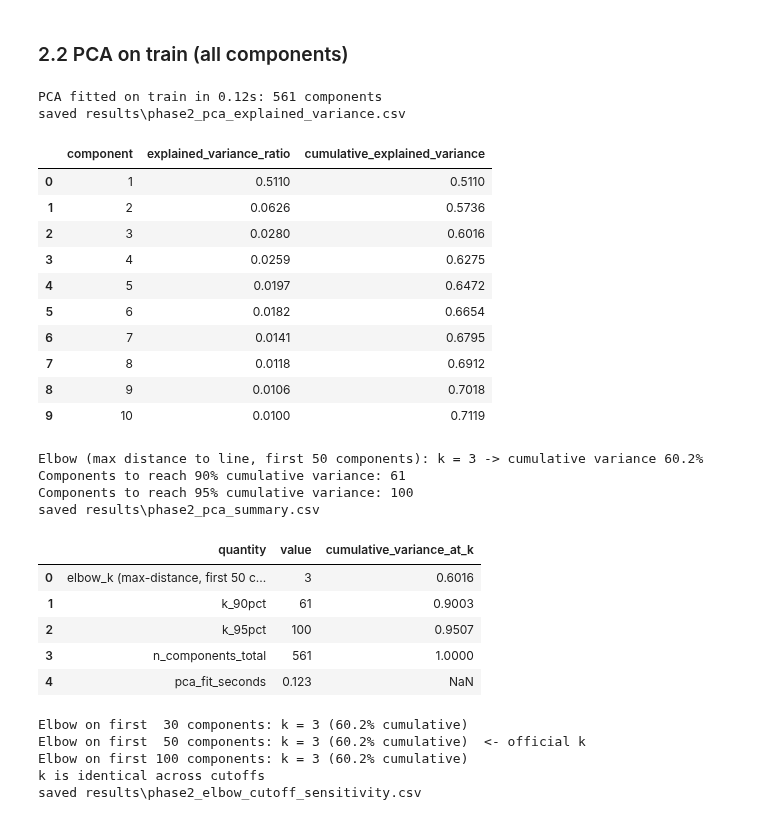
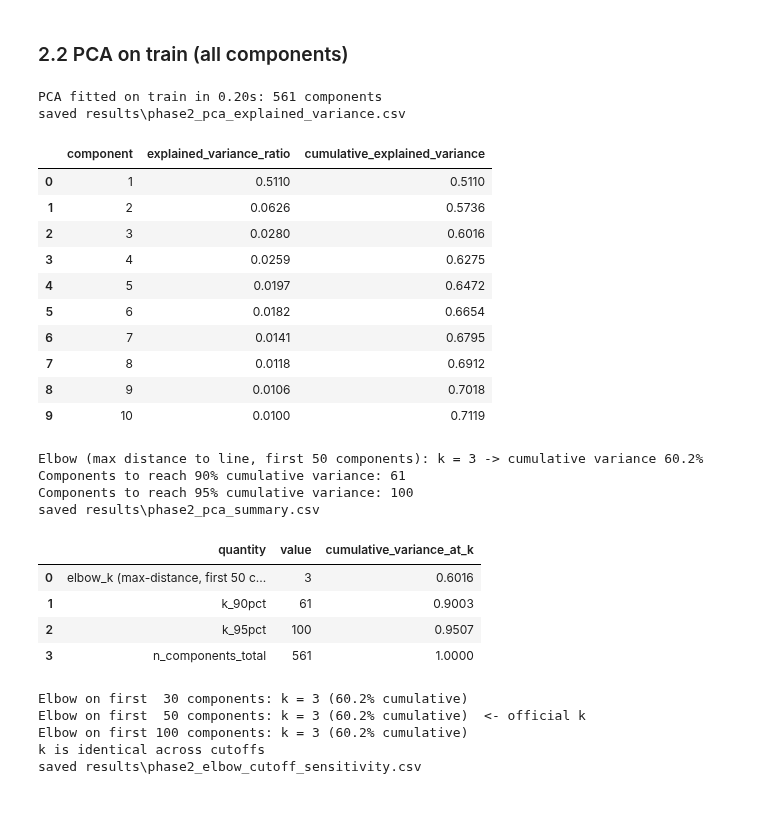
Before and after one commit to LUCIFER5671/har-feature-reduction, a Jupyter notebook: har_feature_reduction.ipynb, the cells around one changed output. Saved outputs shown, nothing was run; the diff lists cells and outputs as text; code cells hidden in the pictures.

```diff
--- a/har_feature_reduction.ipynb
+++ b/har_feature_reduction.ipynb
@@ -304,6 +313,7 @@ from sklearn.decomposition import PCA
 t0 = time.perf_counter()
 pca = PCA(n_components=None, random_state=RANDOM_STATE).fit(X_tr)
 pca_fit_seconds = time.perf_counter() - t0
+record_timing("phase2", "pca_fit_all_components", pca_fit_seconds)
 
 evr = pca.explained_variance_ratio_
 cum_evr = np.cumsum(evr)
@@ -317,7 +327,7 @@ pca_variance = pd.DataFrame({
 save_table(pca_variance, "phase2_pca_explained_variance", index=False)
 display(pca_variance.head(10).round(4))
 # %% [output]
-PCA fitted on train in 0.12s: 561 components
+PCA fitted on train in 0.20s: 561 components
 saved results\phase2_pca_explained_variance.csv
 |  | component | explained_variance_ratio | cumulative_explained_variance |
 | 0 | 1 | 0.5110 | 0.5110 |
@@ -341,38 +351,36 @@ def elbow_max_distance(y):
     yn = (y - y.min()) / (y.max() - y.min())
     p1, p2 = np.array([xn[0], yn[0]]), np.array([xn[-1], yn[-1]])
     dist = np.abs((p2[0] - p1[0]) * (p1[1] - yn) - (p1[0] - xn) * (p2[1] - p1[1])) / np.linalg.norm(p2 - p1)
     return int(x[np.argmax(dist)]), dist
 
 
 N_PLOT = 50
 k_elbow, elbow_dist = elbow_max_distance(evr[:N_PLOT])
 k90 = int(np.searchsorted(cum_evr, 0.90) + 1)
 k95 = int(np.searchsorted(cum_evr, 0.95) + 1)
 
 print(f"Elbow (max distance to line, first {N_PLOT} components): k = {k_elbow} "
       f"-> cumulative variance {cum_evr[k_elbow - 1]:.1%}")
 print(f"Components to reach 90% cumulative variance: {k90}")
 print(f"Components to reach 95% cumulative variance: {k95}")
 
 pca_summary = pd.DataFrame({
-    "quantity": [f"elbow_k (max-distance, first {N_PLOT} comps)", "k_90pct", "k_95pct",
-                 "n_components_total", "pca_fit_seconds"],
-    "value": pd.Series([k_elbow, k90, k95, pca.n_components_, round(pca_fit_seconds, 3)], dtype=object),
-    "cumulative_variance_at_k": [cum_evr[k_elbow - 1], cum_evr[k90 - 1], cum_evr[k95 - 1], 1.0, np.nan],
+    "quantity": [f"elbow_k (max-distance, first {N_PLOT} comps)", "k_90pct", "k_95pct", "n_components_total"],
+    "value": [k_elbow, k90, k95, pca.n_components_],
+    "cumulative_variance_at_k": [cum_evr[k_elbow - 1], cum_evr[k90 - 1], cum_evr[k95 - 1], 1.0],
 })
 save_table(pca_summary, "phase2_pca_summary", index=False)
 display(pca_summary.round(4))
 # %% [output]
 Elbow (max distance to line, first 50 components): k = 3 -> cumulative variance 60.2%
 Components to reach 90% cumulative variance: 61
 Components to reach 95% cumulative variance: 100
 saved results\phase2_pca_summary.csv
 |  | quantity | value | cumulative_variance_at_k |
 | 0 | elbow_k (max-distance, first 50 c... | 3 | 0.6016 |
 | 1 | k_90pct | 61 | 0.9003 |
 | 2 | k_95pct | 100 | 0.9507 |
 | 3 | n_components_total | 561 | 1.0000 |
-| 4 | pca_fit_seconds | 0.123 | NaN |
 # %%
 # Robustness of the elbow to the cutoff: recompute on the first 30, 50 and 100 components.
 # The official k stays the 50-component value (k_elbow above).
```
Also changed, not shown: parts of 6 cells of this notebook, 4 other files.
